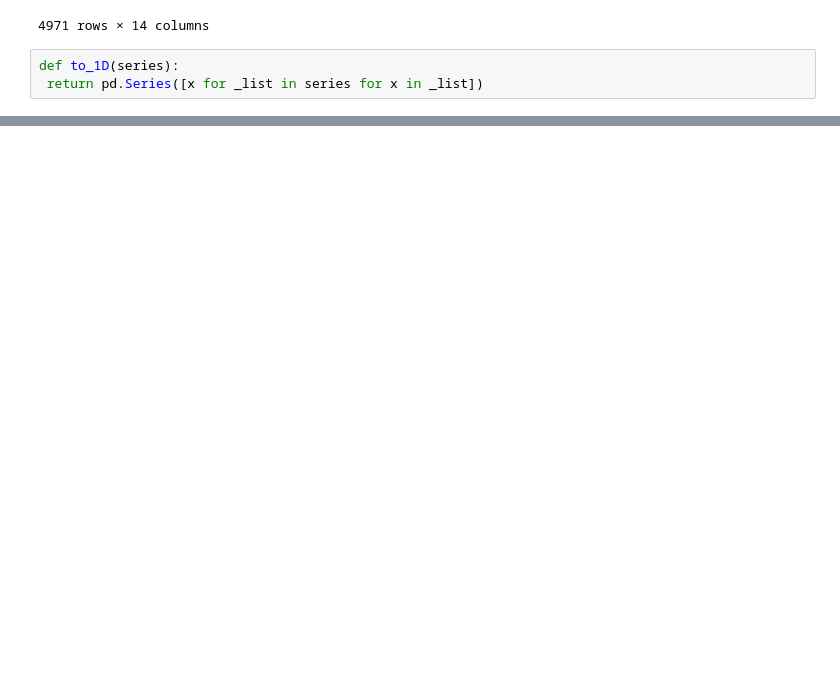
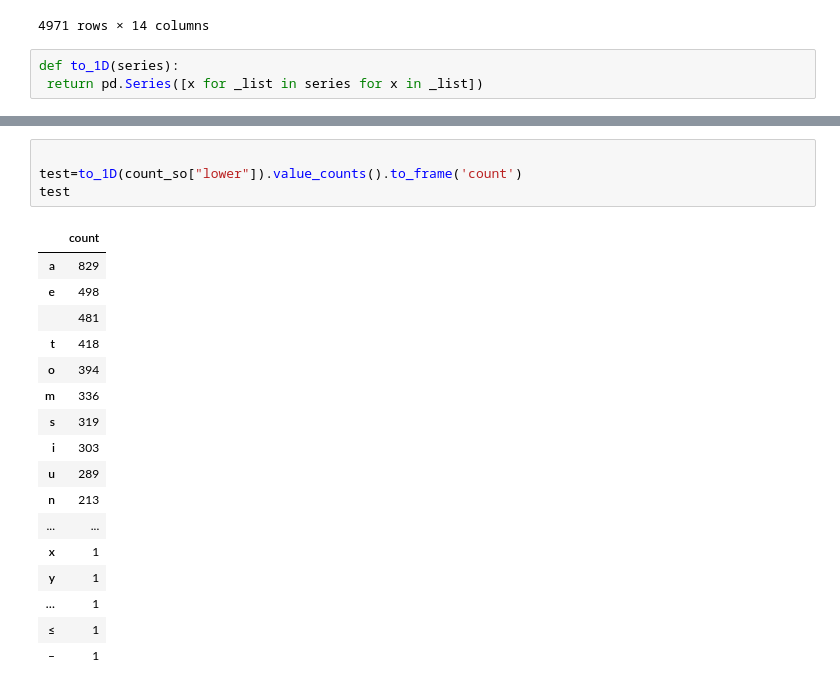
Before and after one commit to taavip/MAPlaneeringud, a Jupyter notebook: plan_analyys.ipynb, the cells around one changed output, grey strips where cells are left out. Drawn from its saved outputs; the diff is of its cells as text; blank space fills up the shorter version.

```diff
--- a/plan_analyys.ipynb
+++ b/plan_analyys.ipynb
@@ -301,0 +307,22 @@ count_so
+# %%
+
+test=to_1D(count_so["lower"]).value_counts().to_frame('count')
+test
+# %% [output]
+|  | count |
+| a | 829 |
+| e | 498 |
+|  | 481 |
+| t | 418 |
+| o | 394 |
+| m | 336 |
+| s | 319 |
+| i | 303 |
+| u | 289 |
+| n | 213 |
+| ... | ... |
+| x | 1 |
+| y | 1 |
+| … | 1 |
+| ≤ | 1 |
+| – | 1 |
```
Also changed, not shown: parts of 5 cells of this notebook.
